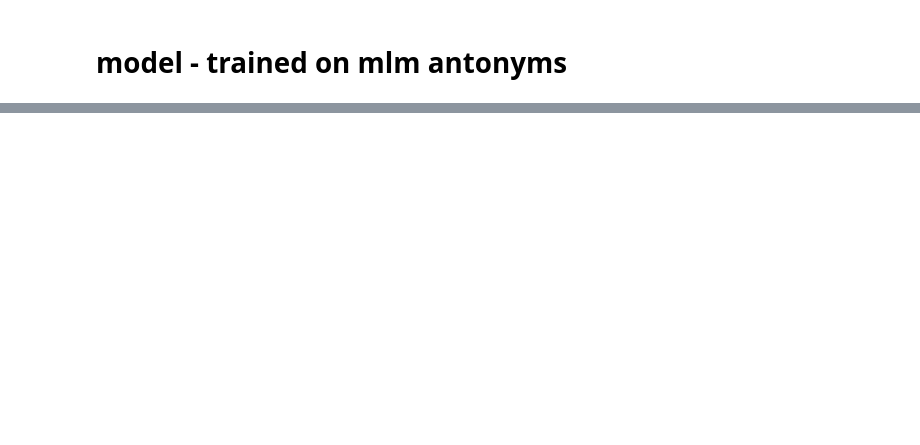
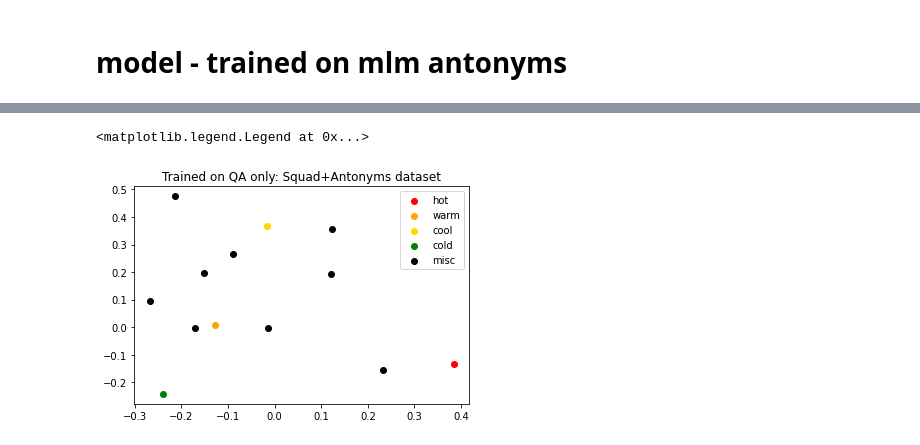
Before and after one commit to notsambeck/nlp-final, a Jupyter notebook: visualizing_embeddings.ipynb, the cells around one changed output, grey strips where cells are left out. Saved outputs shown, nothing was run; the diff lists cells and outputs as text; code cells hidden in the pictures; blank space fills up the shorter version.

```diff
--- a/visualizing_embeddings.ipynb
+++ b/visualizing_embeddings.ipynb
@@ -147,0 +178,12 @@ tensor(0.5457)
+# %%
+temp_colors = ['red', 'orange', 'gold', 'green']
+pca.fit(get_embedding_matrix(temp_words))
+for i, word in enumerate(temp_words):
+    t = pca.transform(get_embedding_matrix([word]))
+    plt.scatter(t[:,0], t[:,1], c=temp_colors[i], label=word)
+plt.scatter(others[:,0], others[:,1], c='k', label='misc')
+plt.title('Trained on QA only: Squad+Antonyms dataset')
+plt.legend()
+# %% [output]
+<matplotlib.legend.Legend at 0x...>
+[figure, added]
```
Also changed, not shown: parts of 22 cells of this notebook, 2 other files.
